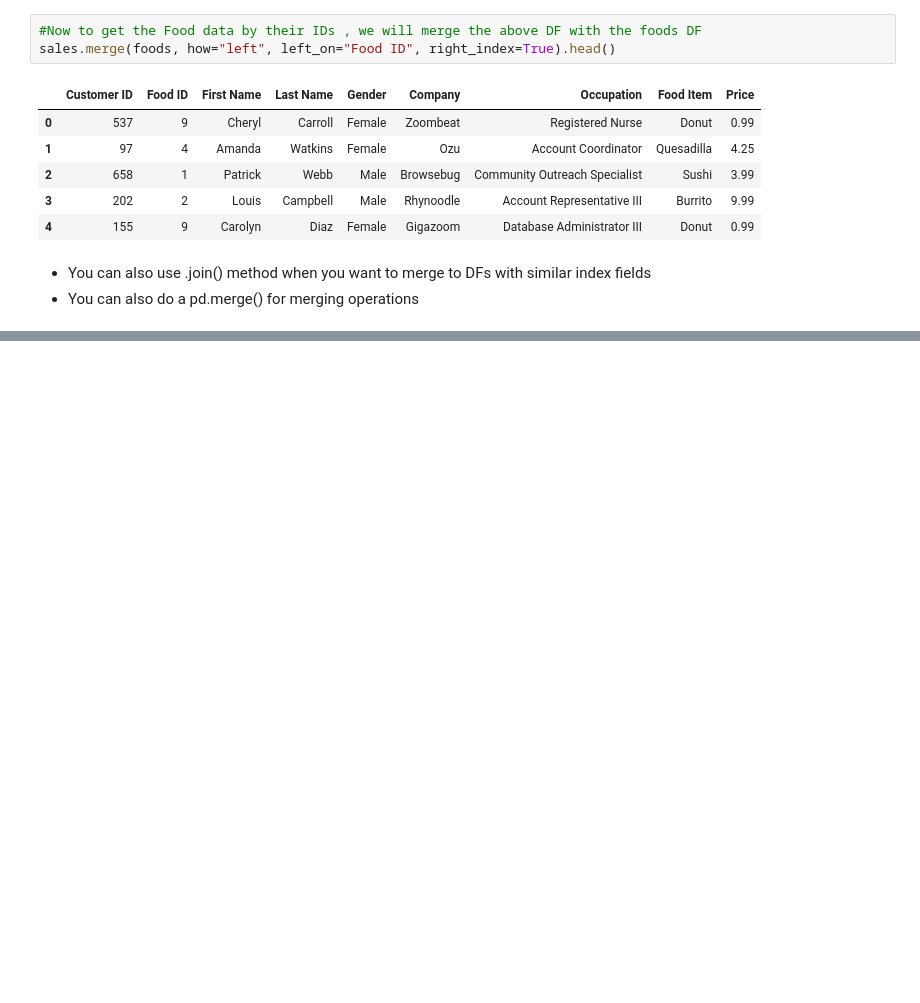
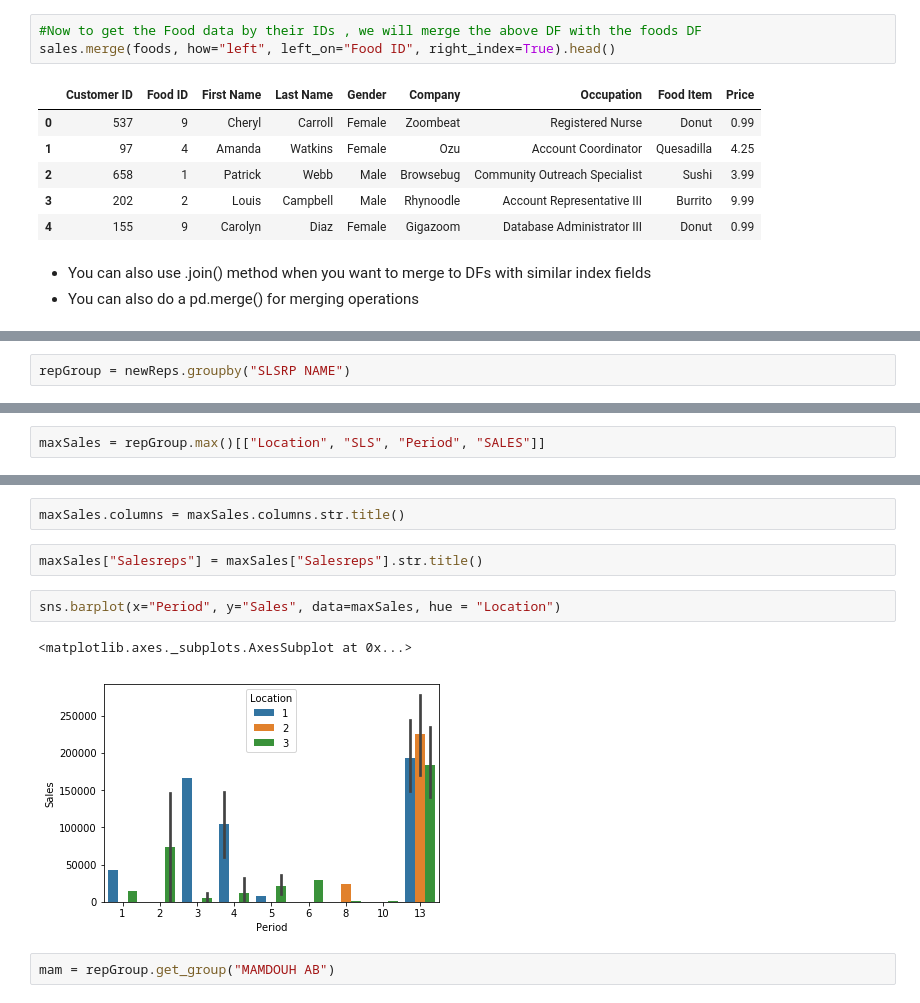
Before and after one commit to adminco/python_data_analysis, a Jupyter notebook: Concatenate_Merge_Join_Module.ipynb, the cells around one changed output, grey strips where cells are left out. Cells and saved outputs as stored; diff of their text form; blank space fills up the shorter version.

Commit message:
pratice data

```diff
--- a/Concatenate_Merge_Join_Module.ipynb
+++ b/Concatenate_Merge_Join_Module.ipynb
@@ -268,0 +391,2 @@ sales.merge(foods, how="left", left_on="Food ID", right_index=True).head()
+# %%
+repGroup = newReps.groupby("SLSRP NAME")
@@ -268,0 +434,2 @@ sales.merge(foods, how="left", left_on="Food ID", right_index=True).head()
+# %%
+maxSales = repGroup.max()[["Location", "SLS", "Period", "SALES"]]
@@ -268,0 +458,11 @@ sales.merge(foods, how="left", left_on="Food ID", right_index=True).head()
+# %%
+maxSales.columns = maxSales.columns.str.title()
+# %%
+maxSales["Salesreps"] = maxSales["Salesreps"].str.title()
+# %%
+sns.barplot(x="Period", y="Sales", data=maxSales, hue = "Location")
+# %% [output]
+<matplotlib.axes._subplots.AxesSubplot at 0x...>
+[figure, added]
+# %%
+mam = repGroup.get_group("MAMDOUH AB")
```
Also changed, not shown: parts of 38 cells of this notebook, 5 other files.
